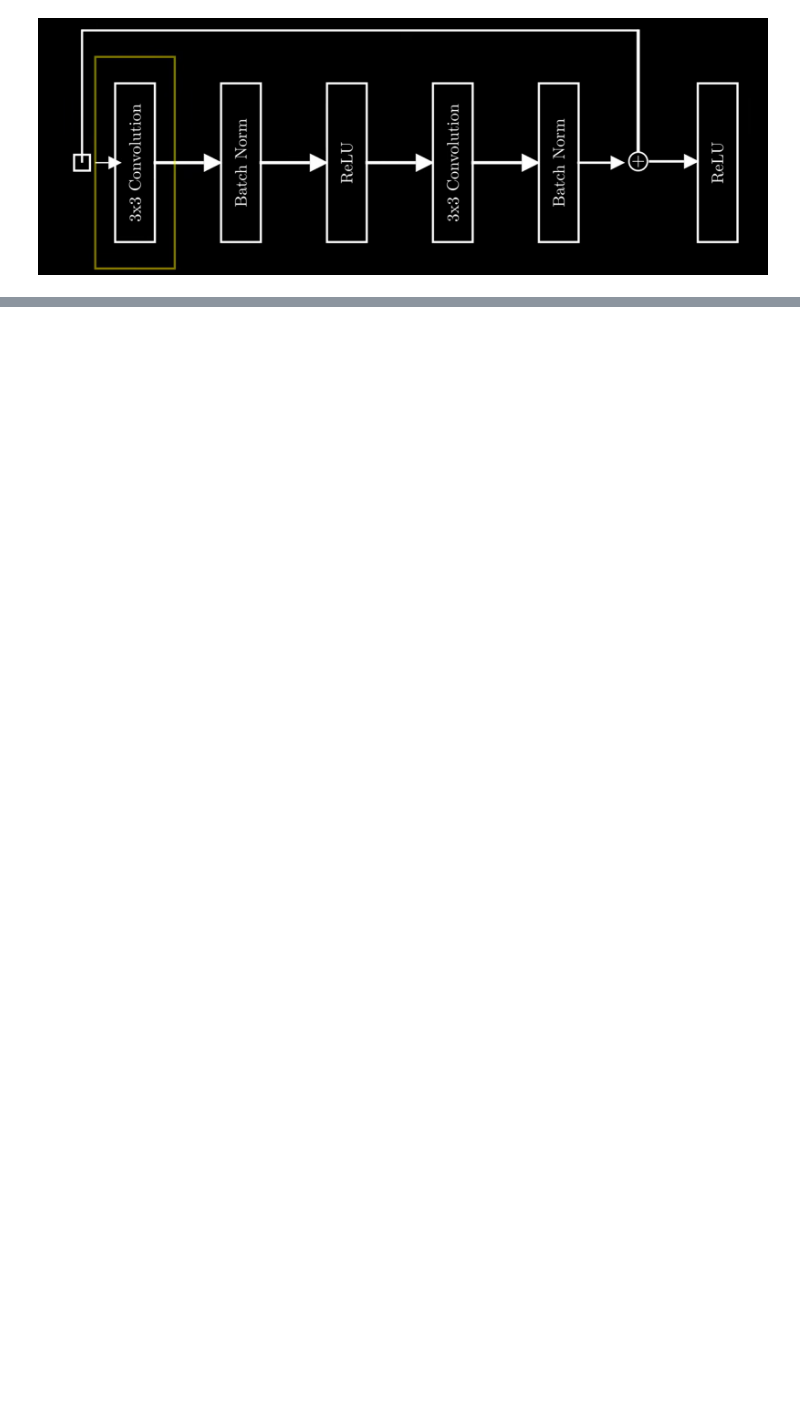
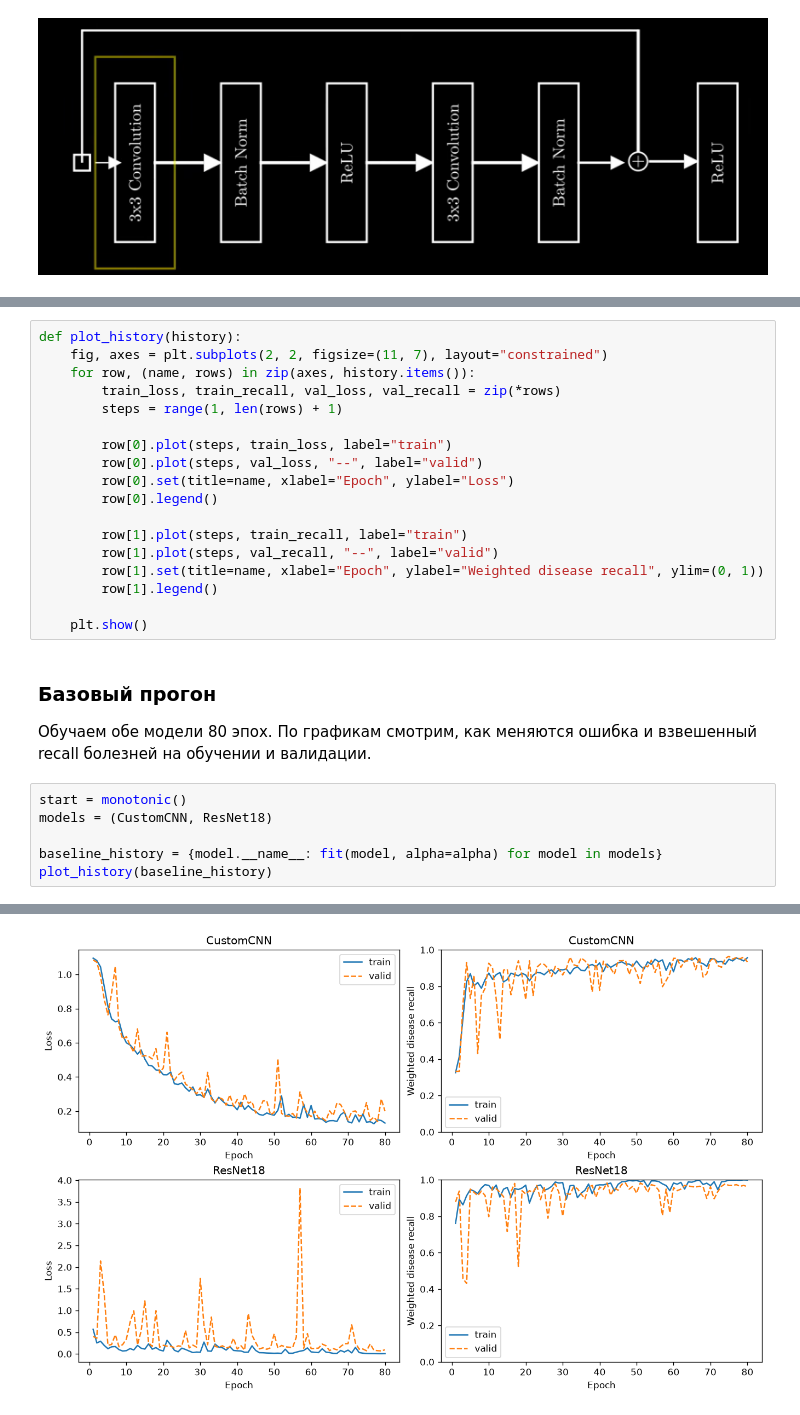
Before and after one commit to topi768/FEFU-7-Deep-ML, a Jupyter notebook: 2/1.ipynb, the cells around one changed output, grey strips where cells are left out. Saved outputs shown, nothing was run; the diff lists cells and outputs as text; blank space fills up the shorter version.

```diff
--- a/2/1.ipynb
+++ b/2/1.ipynb
@@ -26,0 +195,28 @@ plt.show()
+# %%
+def plot_history(history):
+    fig, axes = plt.subplots(2, 2, figsize=(11, 7), layout="constrained")
+    for row, (name, rows) in zip(axes, history.items()):
+        train_loss, train_recall, val_loss, val_recall = zip(*rows)
+        steps = range(1, len(rows) + 1)
+
+        row[0].plot(steps, train_loss, label="train")
+        row[0].plot(steps, val_loss, "--", label="valid")
+        row[0].set(title=name, xlabel="Epoch", ylabel="Loss")
+        row[0].legend()
+
+        row[1].plot(steps, train_recall, label="train")
+        row[1].plot(steps, val_recall, "--", label="valid")
+        row[1].set(title=name, xlabel="Epoch", ylabel="Weighted disease recall", ylim=(0, 1))
+        row[1].legend()
+
+    plt.show()
+# %% [markdown]
+### Базовый прогон
+Обучаем обе модели 80 эпох. По графикам смотрим, как меняются ошибка и взвешенный recall болезней на обучении и валидации.
+# %%
+start = monotonic()
+models = (CustomCNN, ResNet18)
+
+baseline_history = {model.__name__: fit(model, alpha=alpha) for model in models}
+plot_history(baseline_history)
+# %% [output]
@@ -26,0 +240 @@ plt.show()
+[figure, added]
```
Also changed, not shown: parts of 17 cells of this notebook.
